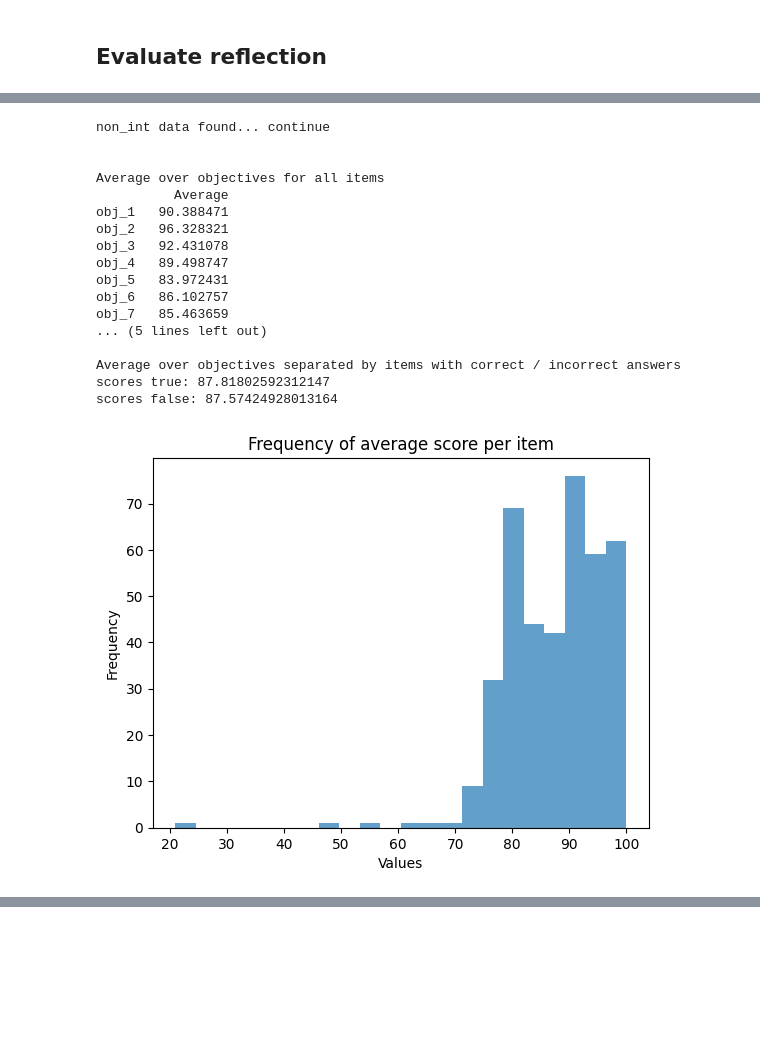
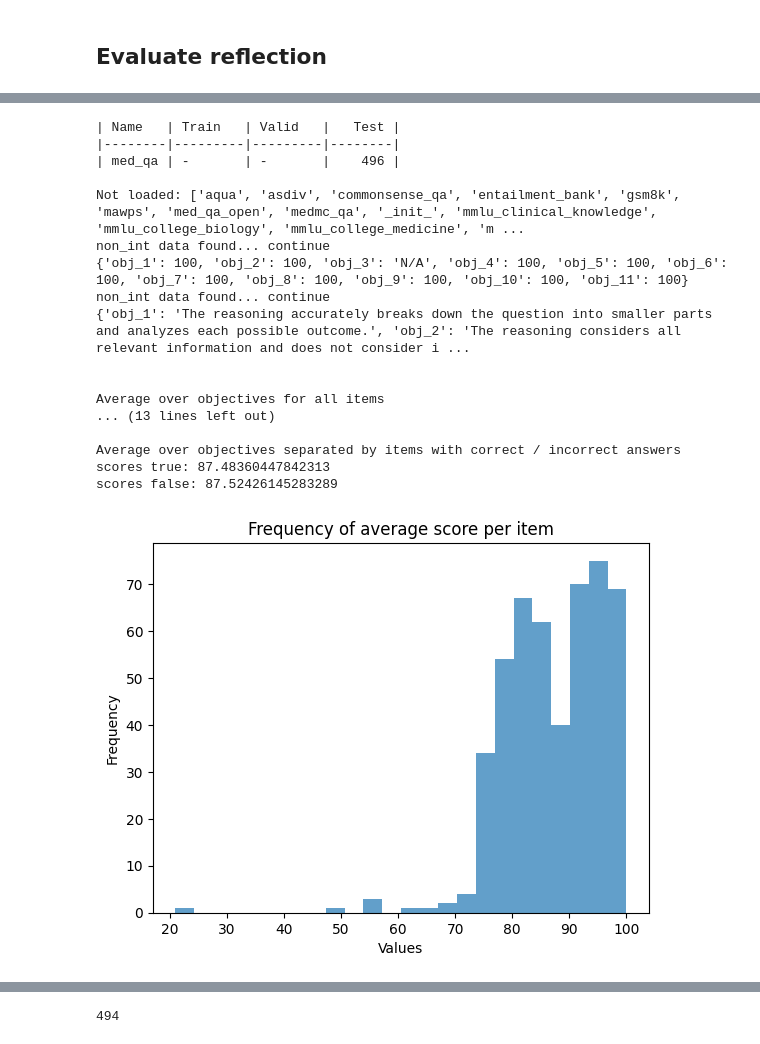
Before and after one commit to OpenBioLink/ThoughtSource, a Jupyter notebook: notebooks/reflection_messages/reflection_results.ipynb, the cells around one changed output, grey strips where cells are left out. Drawn from its saved outputs; the diff is of its cells as text; code cells hidden in the pictures; blank space fills up the shorter version.

```diff
--- a/notebooks/reflection_messages/reflection_results.ipynb
+++ b/notebooks/reflection_messages/reflection_results.ipynb
@@ -105,18 +178,0 @@ def process_new_data(new_data,idx_cot,dataset,split):
-# %%
-def parse_data(new_data,idx_cot,dataset,split):
-    scores_per_item = []
-    variables_per_item = []
-    for item in new_data[dataset][split]:
-        try:
-            data = yaml.load(item['generated_cot'][idx_cot]['cot'], Loader=yaml.FullLoader)
-            if any(isinstance(v, str) for v in data.values()):
-                new_dict = {k: v for k, v in data.items() if k.startswith('obj')}
-                scores_per_item.append(new_dict)
-                variables_per_item.append(data)
-            else:
-                scores_per_item.append(data)
-        except:
-
-            print("wrong output found")
-            continue
-    return scores_per_item, variables_per_item
@@ -523,57 +478,60 @@ data.dump(dump_path+".json")
 #GPT-4 supervised by GPT-3.5
 
 data_400 = Collection.from_json("./med_qa_400_first_gpt-4_gpt-3.5-turbo.json")
-#data_100 = Collection.from_json("./med_qa_first_gpt-4_gpt-3.5-turbo.json")
-#data_500 = data_400.merge(data_100)
-data = data_400 #data_500 #is still running
+data_100 = Collection.from_json("./med_qa_100_first_gpt-4_gpt-3.5-turbo.json")
+data_500 = data_400.merge(data_100)
+data_500 = generate_without_none_ans(data_500)
+print(data_500)
+data = data_500 #data_500 #is still running
 
-scores_per_item, variables_per_item, [scores_true,scores_false] = parse_data(data,idx_cot=1,dataset='med_qa',split='test')
+scores_per_item, variables_per_item, filtered_lowest_tuples, scores_with_indicator = parse_data(data,idx_cot=1,dataset='med_qa',split='test')
 scores_per_item = fix_str_score(scores_per_item)
 scores_per_objective, df = get_further_data(scores_per_item)
 average_per_item = [sum(d.values()) / len(d) for d in scores_per_item]
 print("\n")
 print("Average over objectives for all items")
 print(df)
 print("\n")
 
-print("Average over objectives separated by items with correct / incorrect answers")
-avg_true_false(data,average_per_item,'med_qa','test')
+#print("Average over objectives separated by items with correct / incorrect answers") #see compare_true_false
 freq_bar_plot(scores_per_item)
 # avg_item_plot(scores_per_objective)
 
 print("Mann-Whitney-U test")
-scores_per_objective_true,scores_per_objective_false = u_test(data,scores_per_item,'med_qa','test')
-print("\n")
-print("Frequency where objective is lowest scored for items with false answer")
-print(dict(sorted(count_keys(scores_false).items(), key=lambda x: -x[1])))
-print("\n")
-print("Frequency where objective is lowest scored for items with correct answer")
-print(dict(sorted(count_keys(scores_true).items(), key=lambda x: -x[1])))
-print("\n")
+scores_per_objective_true,scores_per_objective_false = u_test(scores_with_indicator)
+# print("\n")
+# print("Frequency where objective is lowest scored for items with false answer")
+# print(dict(sorted(count_keys(scores_false).items(), key=lambda x: -x[1])))
+# print("\n")
+# print("Frequency where objective is lowest scored for items with correct answer")
+# print(dict(sorted(count_keys(scores_true).items(), key=lambda x: -x[1])))
+# print("\n")
 
 range_data = {key: (min(value),max(value)) for key, value in scores_per_objective.items()}
 print("range of scores")
 print(range_data)
 print("\n")
 print("Standard dev. of scores")
 print(standard_deviation(scores_per_objective))
+print("Compare the averages of groups with correct or incorrect answer")
+compare_true_false(scores_per_objective_true,scores_per_objective_false)
 # %% [output]
+| Name   | Train   | Valid   |   Test |
+|--------|---------|---------|--------|
+| med_qa | -       | -       |    496 |
+
+Not loaded: ['aqua', 'asdiv', 'commonsense_qa', 'entailment_bank', 'gsm8k', 'mawps', 'med_qa_open', 'medmc_qa', '_init_', 'mmlu_clinical_knowledge', 'mmlu_college_biology', 'mmlu_college_medicine', 'm ...
 non_int data found... continue
+{'obj_1': 100, 'obj_2': 100, 'obj_3': 'N/A', 'obj_4': 100, 'obj_5': 100, 'obj_6': 100, 'obj_7': 100, 'obj_8': 100, 'obj_9': 100, 'obj_10': 100, 'obj_11': 100}
+non_int data found... continue
+{'obj_1': 'The reasoning accurately breaks down the question into smaller parts and analyzes each possible outcome.', 'obj_2': 'The reasoning considers all relevant information and does not consider i ...
 
 
 Average over objectives for all items
-          Average
-obj_1   90.388471
-obj_2   96.328321
-obj_3   92.431078
-obj_4   89.498747
-obj_5   83.972431
-obj_6   86.102757
-obj_7   85.463659
-... (5 lines left out)
+... (13 lines left out)
 
 Average over objectives separated by items with correct / incorrect answers
-scores true: 87.81802592312147
-scores false: 87.57424928013164
+scores true: 87.48360447842313
+scores false: 87.52426145283289
-[figure, old version]
+[figure, new version]
 Mann-Whitney-U test
@@ -595,0 +569,4 @@ Standard dev. of scores
+# %%
+len(filtered_scores_with_indicator)
+# %% [output]
+494
```
Also changed, not shown: parts of 31 cells of this notebook, 3 other files.
